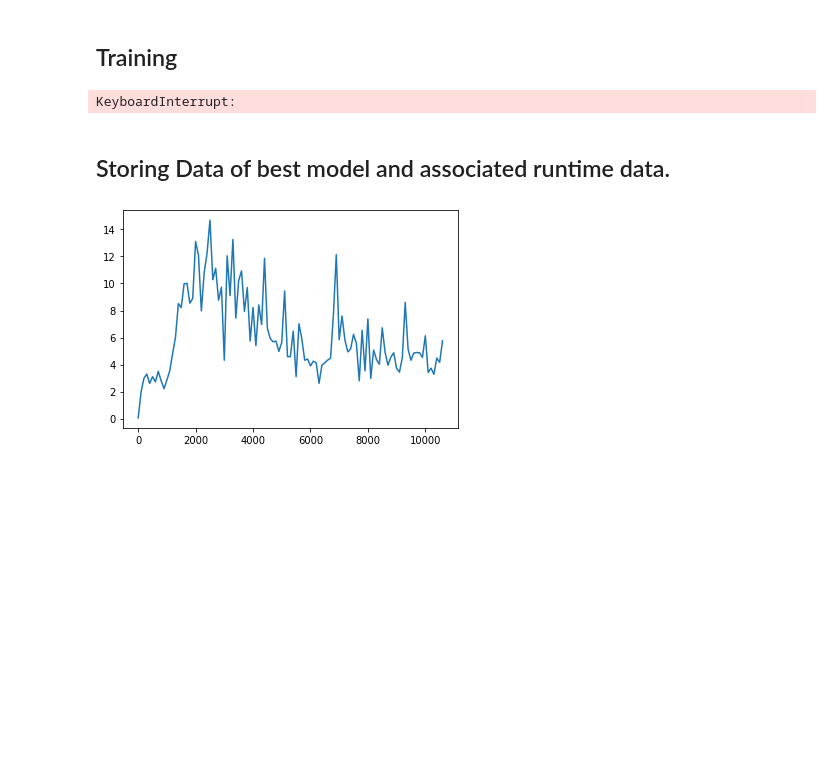
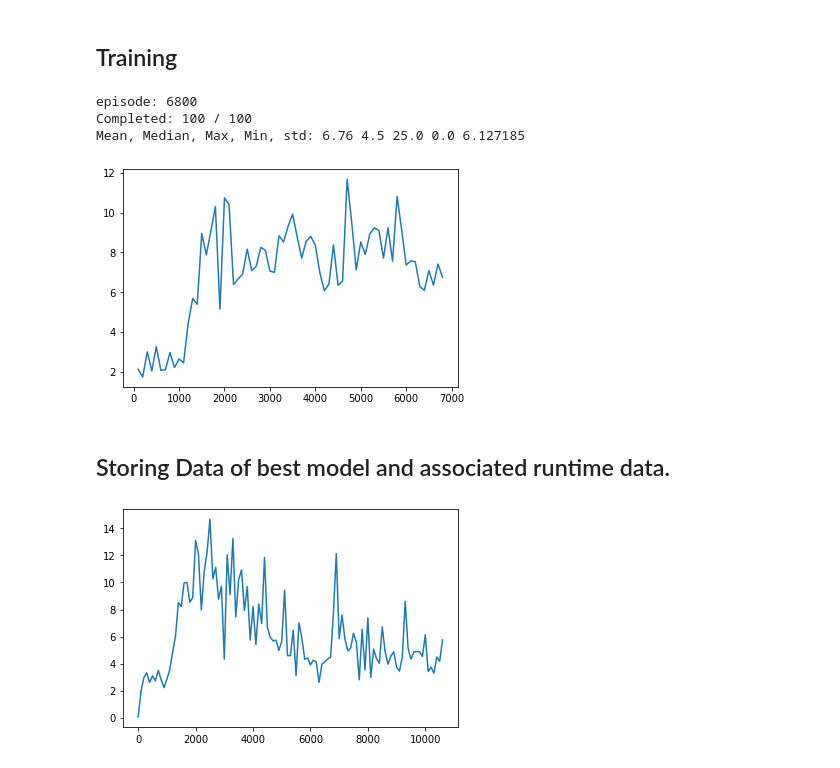
Before and after one commit to keygenx/Fast-Snake, a Jupyter notebook: DQN Implementation.ipynb, the cells around one changed output. Saved outputs shown, nothing was run; the diff lists cells and outputs as text; code cells hidden in the pictures; blank space fills up the shorter version.

```diff
--- a/DQN Implementation.ipynb
+++ b/DQN Implementation.ipynb
@@ -521,7 +498,7 @@ for i in range(30):
 
 
 #Learning
-for i in range(0,number_of_episodes):
+for i in range(1,number_of_episodes):
 
     action = agent.epsilon_greedy_action( state , epsilon) #set epsilon
     next_state, reward, terminal, _ = env.step(action)
@@ -529,9 +506,9 @@ for i in range(0,number_of_episodes):
     agent.update(update_rate=10, batch_size=400)
     state = next_state
 
-    if i%1000==0:
-        self.ewc_on=True #Turning on EWC
-        self.lam=100 #Setting scalar parameter in EWC loss function
+    if i==2500:
+        agent.ewc_on=True #Turning on EWC
+        agent.lam=100 #Setting scalar parameter in EWC loss function
 
     if i==1000:
         epsilon = 0.1
@@ -567,34 +544,37 @@ for i in range(0,number_of_episodes):
                 break
 
         t_sum = fc_sum.cpu().numpy()
         t_mean = np.mean(t_sum)
         print('episode:', i)
         print("Completed:", t_terminal.sum().cpu().numpy(), "/", test_num_envs)
         print("Mean, Median, Max, Min, std:",
               t_mean,
               np.median(t_sum),
               np.max(t_sum),
               np.min(t_sum),
               np.std(t_sum))
         fc_list.append(t_mean)
         episode_list.append(i)
         plt.plot(episode_list, fc_list)
         plt.show()
         agent.train()
         clear_output(wait=True)
         if t_mean>best_fc:
             best_fc = t_mean
             torch.save(agent.qnet,"models/best_model.h5")
 
 if render:
     env.close()
 
 if save_model:
     model = torch.load("best_model.h5")
     with open('models/best_model.pickle', 'wb') as f:
         pickle.dump((model, episode_list,reward_list), f)
 # %% [output]
-KeyboardInterrupt:
+episode: 6800
+Completed: 100 / 100
+Mean, Median, Max, Min, std: 6.76 4.5 25.0 0.0 6.127185
+[figure, added]
 # %% [markdown]
 ## Storing Data of best model and associated runtime data.
 # %%
```
Also changed, not shown: parts of 1 cell of this notebook.
